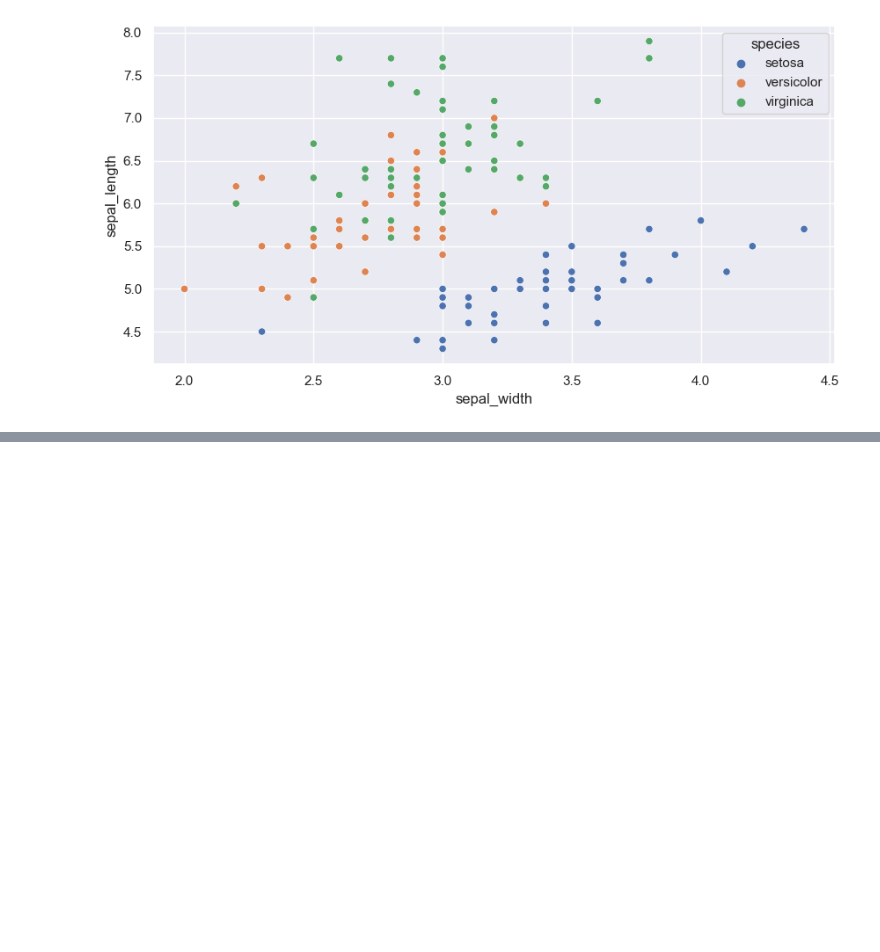
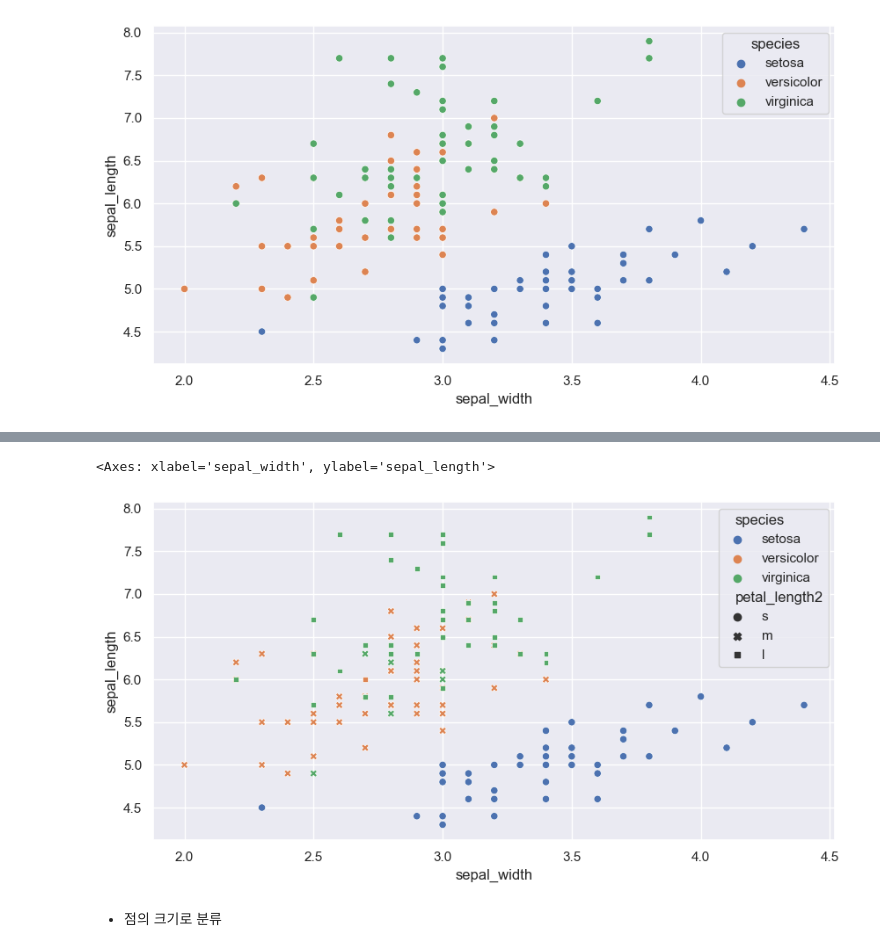
Before and after one commit to Hyeonjun-Heo/fast_campus-EDA, a Jupyter notebook: 03_데이터_시각화.ipynb, the cells around one changed output, grey strips where cells are left out. Drawn from its saved outputs; the diff is of its cells as text; code cells hidden in the pictures; blank space fills up the shorter version.

```diff
--- a/03_데이터_시각화.ipynb
+++ b/03_데이터_시각화.ipynb
@@ -692,0 +702,10 @@ sns.scatterplot(data=df, x='sepal_width', y='sepal_length', hue='species')
+# %%
+def function(x):
+    if x < 3:
+        return 's'
+    elif 3 <= x < 5:
+        return 'm'
+    else:
+        return 'l'
+# %%
+df['petal_length2'] = df['petal_length'].apply(function)
@@ -692,0 +721,7 @@ sns.scatterplot(data=df, x='sepal_width', y='sepal_length', hue='species')
+# %%
+sns.scatterplot(data = df, x = 'sepal_width', y = 'sepal_length', hue='species', style='petal_length2')
+# %% [output]
+<Axes: xlabel='sepal_width', ylabel='sepal_length'>
+[figure, added]
+# %% [markdown]
+- 점의 크기로 분류
```
Also changed, not shown: parts of 17 cells of this notebook.
